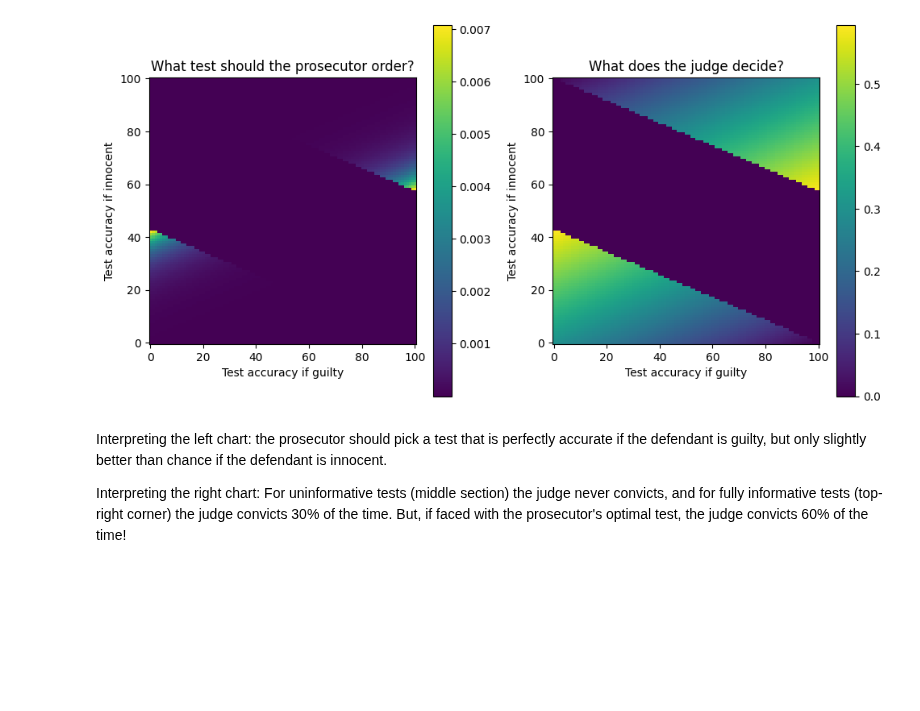
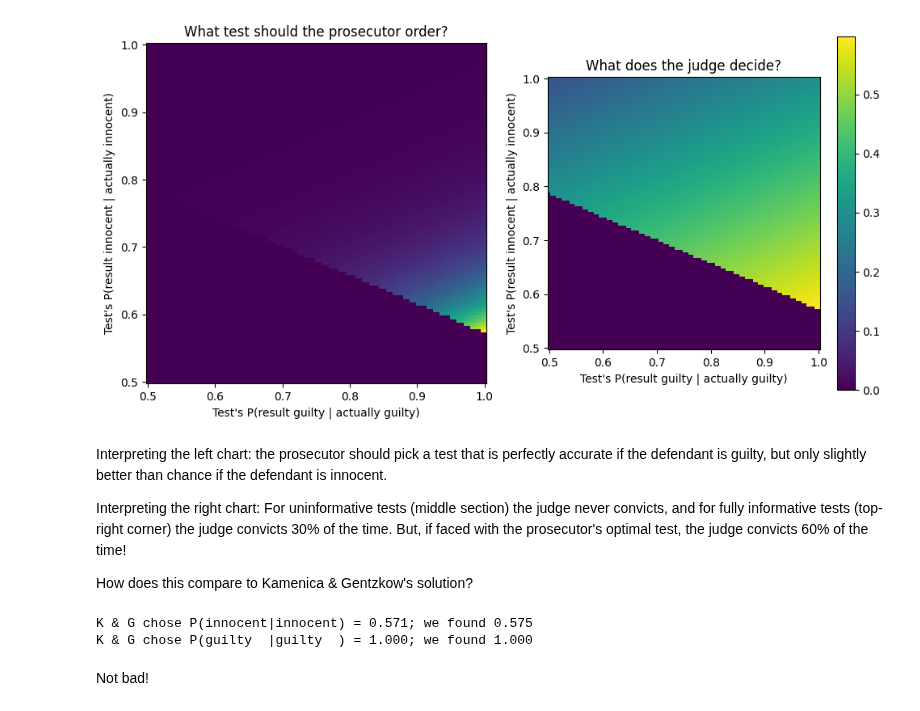
Before and after one commit to kach/memo, a Jupyter notebook: demo/demo-persuasion.ipynb, the cells around one changed output. Cells and saved outputs as stored; diff of their text form; code cells hidden in the pictures; blank space fills up the shorter version.

```diff
--- a/demo/demo-persuasion.ipynb
+++ b/demo/demo-persuasion.ipynb
@@ -23,15 +27,8 @@ class Verdict(IntEnum):
     Acquit = 0
     Convict = 1
 
-Probability = np.linspace(1e-10, 1 - 1e-10, 100 + 1)
+Probability = np.linspace(0.5, 1, 100 + 1)
 Test = domain(pi_i=len(Probability), pi_g=len(Probability))
-
-def showd(z):
-    z = z.reshape(len(Probability), len(Probability))
-    img = plt.imshow(z, origin='lower')
-    plt.colorbar(img)
-    plt.xlabel('Test accuracy if guilty')
-    plt.ylabel('Test accuracy if innocent')
 
 @jax.jit
 def run_test(r, s, t):
@@ -66,3 +65,9 @@ def judge[t: Test](level):
     judge: observes [defendant.r] is defendant.r
     judge: chooses(v in Verdict, to_maximize=Pr[v == defendant.s])
     return Pr[judge.v == 1]
+# %%
+p = prosecutor(2)
+j = judge(2)
+
+%timeit -r 1 -n 10 prosecutor(2).block_until_ready()
+%timeit -r 1 -n 10 judge(2).block_until_ready()
@@ -69,15 +77,37 @@ def judge[t: Test](level):
 # %%
+def showd(z, cb=False):
+    z = z.reshape(len(Probability), len(Probability))
+    img = plt.imshow(z, origin='lower')
+    if cb: plt.colorbar(img)
+    plt.xlabel("Test's P(result guilty | actually guilty)")
+    plt.ylabel("Test's P(result innocent | actually innocent)")
+    xt = np.linspace(0, 100, 6)
+    xl = [0.5, 0.6, 0.7, 0.8, 0.9, 1.0]
+    plt.xticks(xt, xl)
+    plt.yticks(xt, xl)
+
 plt.figure(figsize=(10, 5))
 plt.subplot(1, 2, 1)
-showd(prosecutor(2))
+showd(p)
 plt.title("What test should the prosecutor order?")
 plt.subplot(1, 2, 2)
-showd(judge(2))
+showd(j, cb=True)
 plt.title("What does the judge decide?")
 plt.tight_layout()
 # %% [output]
-[figure, old version]
+[figure, new version]
 # %% [markdown]
 Interpreting the left chart: the prosecutor should pick a test that is perfectly accurate if the defendant is guilty, but only slightly better than chance if the defendant is innocent.
 
 Interpreting the right chart: For uninformative tests (middle section) the judge never convicts, and for fully informative tests (top-right corner) the judge convicts 30% of the time. But, if faced with the prosecutor's optimal test, the judge convicts 60% of the time!
+
+How does this compare to Kamenica & Gentzkow's solution?
+# %%
+pi_i, pi_g = Test._tuple(p.argmax().item())
+print(f"K & G chose P(innocent|innocent) = {4/7:.3f}; we found {Probability[pi_i]:.3f}")
+print(f"K & G chose P(guilty  |guilty  ) = {1:.3f}; we found {Probability[pi_g]:.3f}")
+# %% [output]
+K & G chose P(innocent|innocent) = 0.571; we found 0.575
+K & G chose P(guilty  |guilty  ) = 1.000; we found 1.000
+# %% [markdown]
+Not bad!
```
Also changed, not shown: parts of 3 cells of this notebook, 4 other files.
